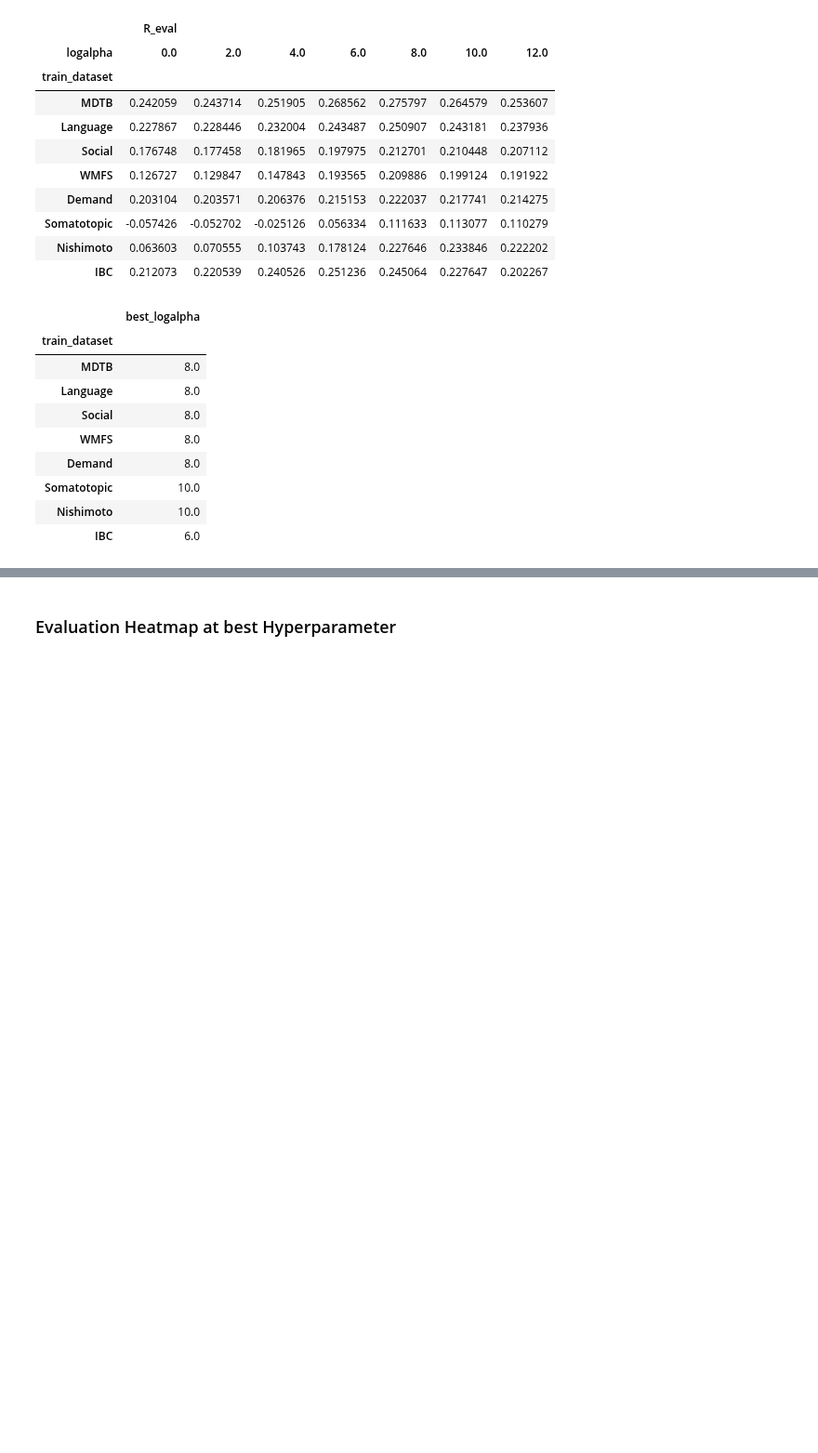
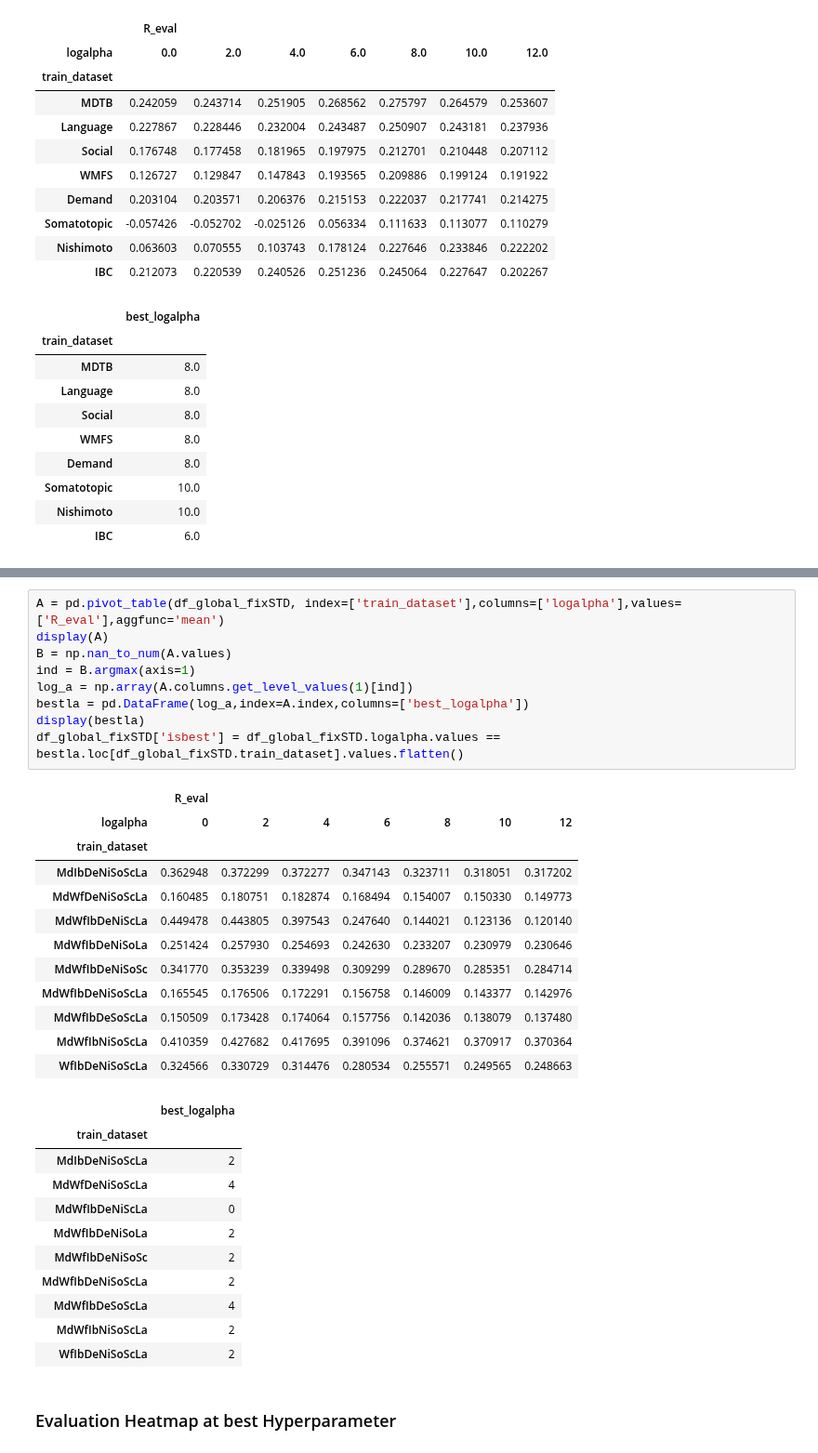
Before and after one commit to DiedrichsenLab/cortico_cereb_connectivity, a Jupyter notebook: notebooks/4. Fusion_across_dataset/3. Fusion_comparison.ipynb, the cells around one changed output, grey strips where cells are left out. Shown at 93% size. Cells and saved outputs as stored; diff of their text form; blank space fills up the shorter version.

```diff
--- a/notebooks/4. Fusion_across_dataset/3. Fusion_comparison.ipynb
+++ b/notebooks/4. Fusion_across_dataset/3. Fusion_comparison.ipynb
@@ -95,3 +150,36 @@ df_all['isbest'] = df_all.logalpha.values == bestla.loc[df_all.train_dataset].va
+# %%
+A = pd.pivot_table(df_global_fixSTD, index=['train_dataset'],columns=['logalpha'],values=['R_eval'],aggfunc='mean')
+display(A)
+B = np.nan_to_num(A.values)
+ind = B.argmax(axis=1)
+log_a = np.array(A.columns.get_level_values(1)[ind])
+bestla = pd.DataFrame(log_a,index=A.index,columns=['best_logalpha'])
+display(bestla)
+df_global_fixSTD['isbest'] = df_global_fixSTD.logalpha.values == bestla.loc[df_global_fixSTD.train_dataset].values.flatten()
+# %% [output]
+|  | R_eval |  |  |  |  |  |  |
+| logalpha | 0 | 2 | 4 | 6 | 8 | 10 | 12 |
+| train_dataset |  |  |  |  |  |  |  |
+| MdIbDeNiSoScLa | 0.362948 | 0.372299 | 0.372277 | 0.347143 | 0.323711 | 0.318051 | 0.317202 |
+| MdWfDeNiSoScLa | 0.160485 | 0.180751 | 0.182874 | 0.168494 | 0.154007 | 0.150330 | 0.149773 |
+| MdWfIbDeNiScLa | 0.449478 | 0.443805 | 0.397543 | 0.247640 | 0.144021 | 0.123136 | 0.120140 |
+| MdWfIbDeNiSoLa | 0.251424 | 0.257930 | 0.254693 | 0.242630 | 0.233207 | 0.230979 | 0.230646 |
+| MdWfIbDeNiSoSc | 0.341770 | 0.353239 | 0.339498 | 0.309299 | 0.289670 | 0.285351 | 0.284714 |
+| MdWfIbDeNiSoScLa | 0.165545 | 0.176506 | 0.172291 | 0.156758 | 0.146009 | 0.143377 | 0.142976 |
+| MdWfIbDeSoScLa | 0.150509 | 0.173428 | 0.174064 | 0.157756 | 0.142036 | 0.138079 | 0.137480 |
+| MdWfIbNiSoScLa | 0.410359 | 0.427682 | 0.417695 | 0.391096 | 0.374621 | 0.370917 | 0.370364 |
+| WfIbDeNiSoScLa | 0.324566 | 0.330729 | 0.314476 | 0.280534 | 0.255571 | 0.249565 | 0.248663 |
+|  | best_logalpha |
+| train_dataset |  |
+| MdIbDeNiSoScLa | 2 |
+| MdWfDeNiSoScLa | 4 |
+| MdWfIbDeNiScLa | 0 |
+| MdWfIbDeNiSoLa | 2 |
+| MdWfIbDeNiSoSc | 2 |
+| MdWfIbDeNiSoScLa | 2 |
+| MdWfIbDeSoScLa | 4 |
+| MdWfIbNiSoScLa | 2 |
+| WfIbDeNiSoScLa | 2 |
 # %% [markdown]
 ### Evaluation Heatmap at best Hyperparameter
 # %%
```
Also changed, not shown: parts of 7 cells of this notebook.
